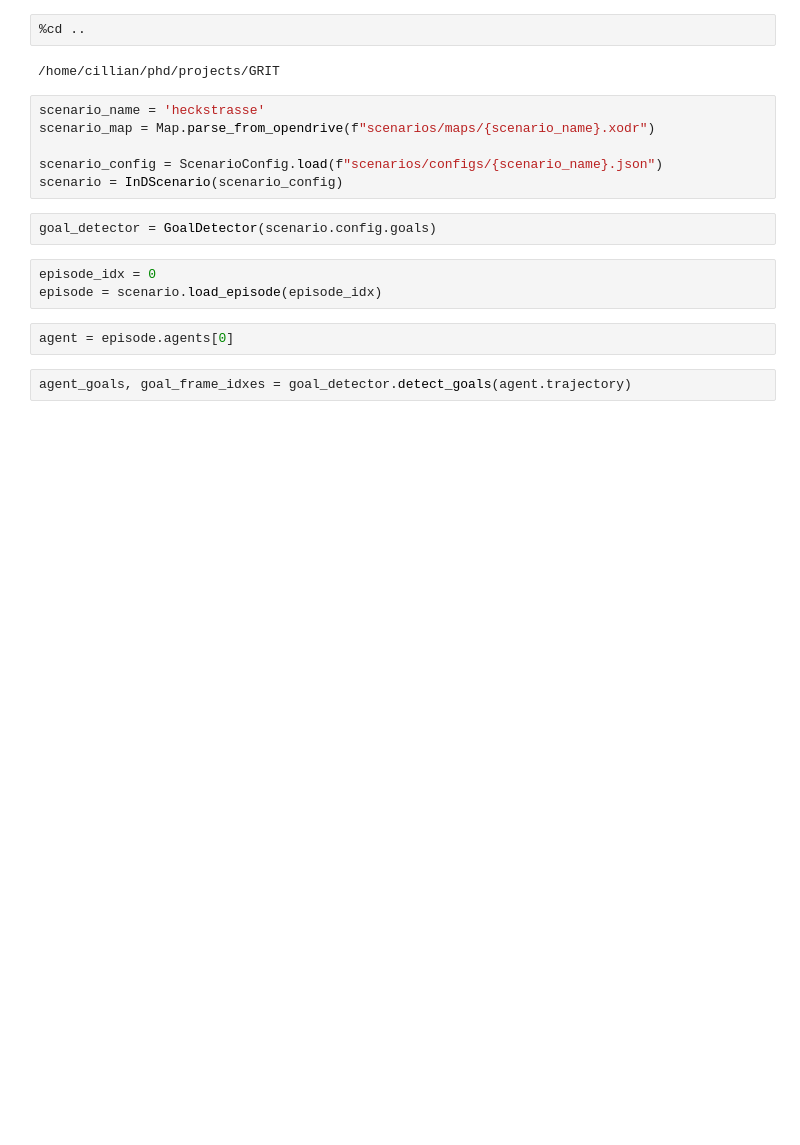
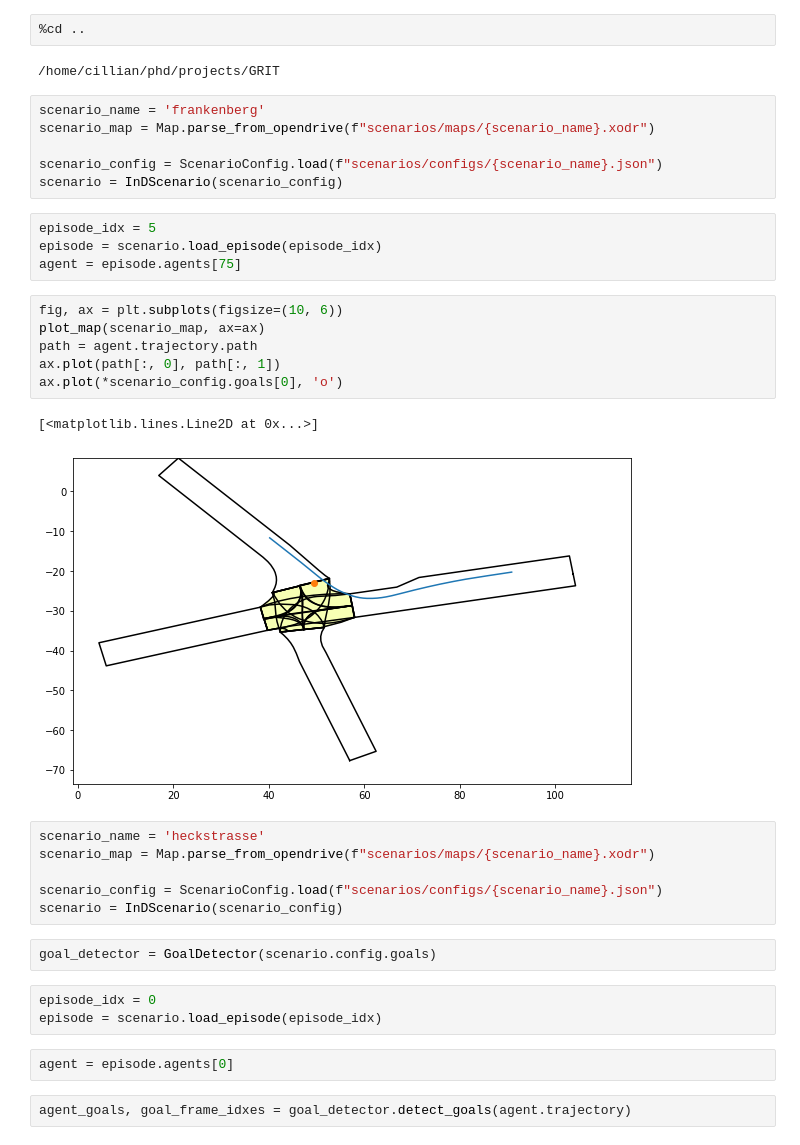
Before and after one commit to uoe-agents/OGRIT, a Jupyter notebook: notebooks/results_analysis.ipynb, the cells around one changed output. Cells and saved outputs as stored; diff of their text form; blank space fills up the shorter version.

```diff
--- a/notebooks/results_analysis.ipynb
+++ b/notebooks/results_analysis.ipynb
@@ -86,6 +149,25 @@ Try getting reachable goals from above frame 60
 %cd ..
 # %% [output]
 /home/cillian/phd/projects/GRIT
+# %%
+scenario_name = 'frankenberg'
+scenario_map = Map.parse_from_opendrive(f"scenarios/maps/{scenario_name}.xodr")
+
+scenario_config = ScenarioConfig.load(f"scenarios/configs/{scenario_name}.json")
+scenario = InDScenario(scenario_config)
+# %%
+episode_idx = 5
+episode = scenario.load_episode(episode_idx)
+agent = episode.agents[75]
+# %%
+fig, ax = plt.subplots(figsize=(10, 6))
+plot_map(scenario_map, ax=ax)
+path = agent.trajectory.path
+ax.plot(path[:, 0], path[:, 1])
+ax.plot(*scenario_config.goals[0], 'o')
+# %% [output]
+[<matplotlib.lines.Line2D at 0x...>]
+[figure, added]
 # %%
 scenario_name = 'heckstrasse'
 scenario_map = Map.parse_from_opendrive(f"scenarios/maps/{scenario_name}.xodr")
```
Also changed, not shown: parts of 49 cells of this notebook, 10 other files.
